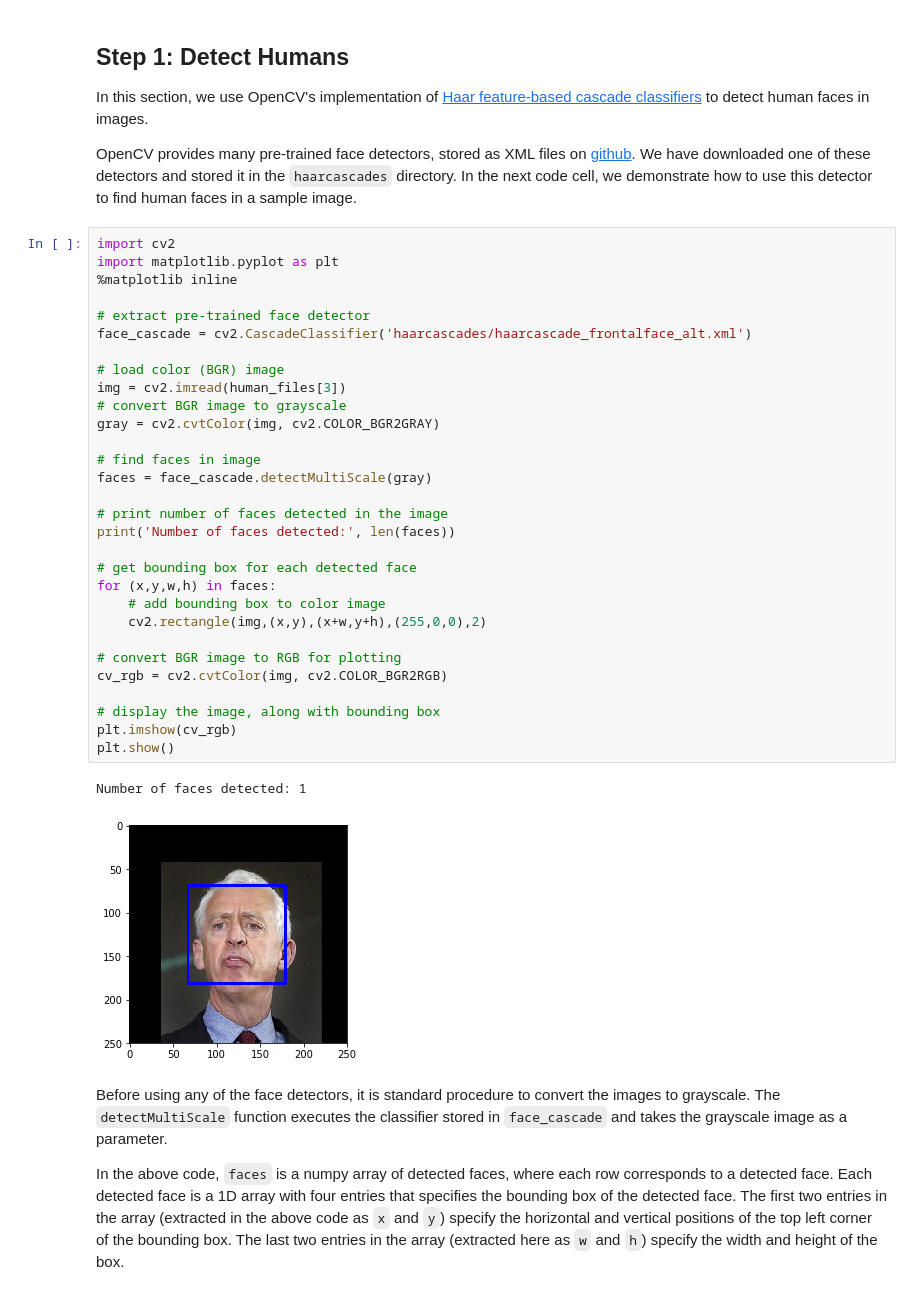
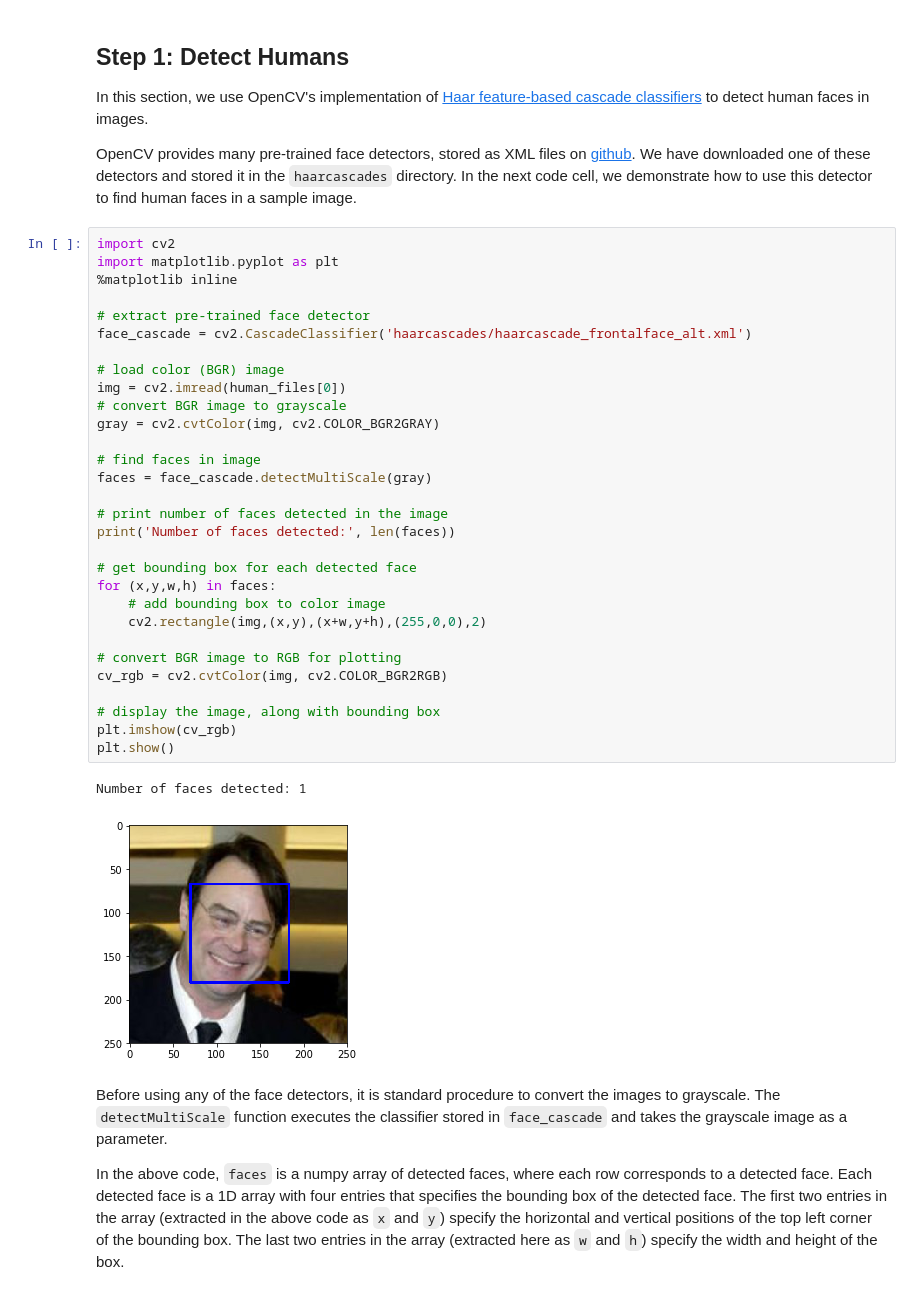
Before and after one commit to Erickramirez/Udacity-deep-learning-v2-pytorch, a Jupyter notebook: project-dog-classification/dog_app.ipynb, the cells around one changed output. Cells and saved outputs as stored; diff of their text form.

```diff
--- a/project-dog-classification/dog_app.ipynb
+++ b/project-dog-classification/dog_app.ipynb
@@ -78,35 +78,35 @@ OpenCV provides many pre-trained face detectors, stored as XML files on [github]
 import cv2
 import matplotlib.pyplot as plt
 %matplotlib inline
 
 # extract pre-trained face detector
 face_cascade = cv2.CascadeClassifier('haarcascades/haarcascade_frontalface_alt.xml')
 
 # load color (BGR) image
-img = cv2.imread(human_files[3])
+img = cv2.imread(human_files[0])
 # convert BGR image to grayscale
 gray = cv2.cvtColor(img, cv2.COLOR_BGR2GRAY)
 
 # find faces in image
 faces = face_cascade.detectMultiScale(gray)
 
 # print number of faces detected in the image
 print('Number of faces detected:', len(faces))
 
 # get bounding box for each detected face
 for (x,y,w,h) in faces:
     # add bounding box to color image
     cv2.rectangle(img,(x,y),(x+w,y+h),(255,0,0),2)
 
 # convert BGR image to RGB for plotting
 cv_rgb = cv2.cvtColor(img, cv2.COLOR_BGR2RGB)
 
 # display the image, along with bounding box
 plt.imshow(cv_rgb)
 plt.show()
 # %% [output]
 Number of faces detected: 1
-[figure, old version]
+[figure, new version]
 # %% [markdown]
 Before using any of the face detectors, it is standard procedure to convert the images to grayscale.  The `detectMultiScale` function executes the classifier stored in `face_cascade` and takes the grayscale image as a parameter.
 
```
Also changed, not shown: parts of 21 cells of this notebook.
